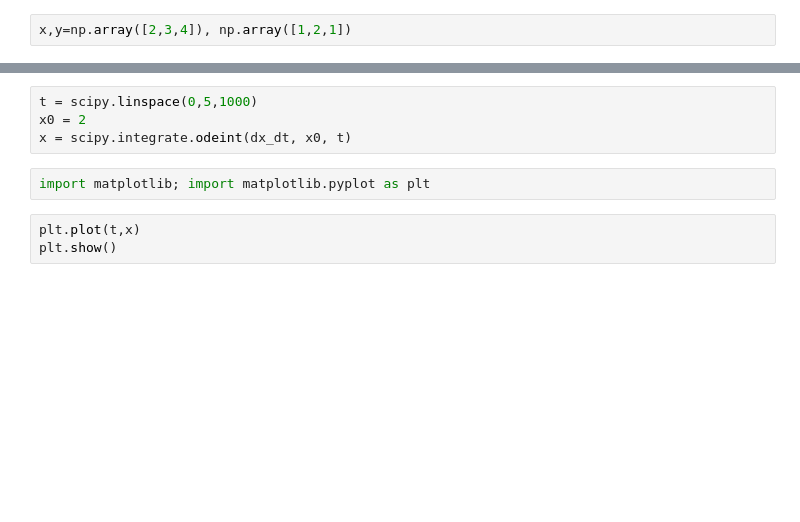
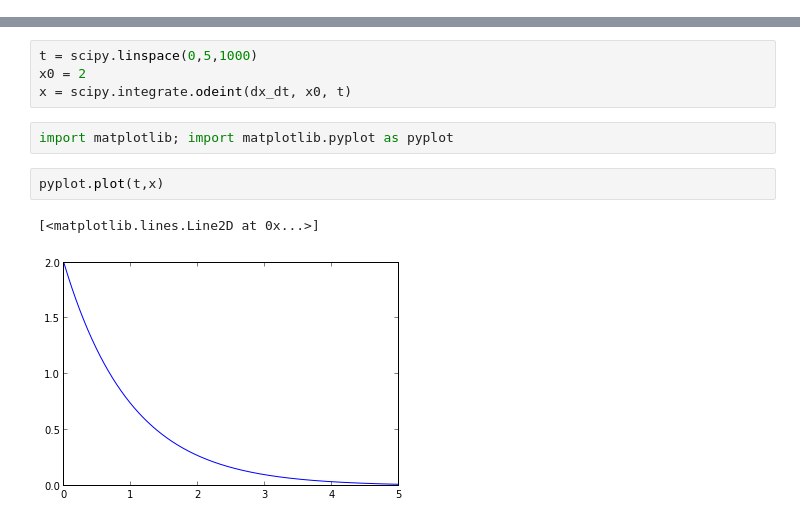
Before and after one commit to miltonlab/pyresearch, a Jupyter notebook: pyscience/TicCis2014.ipynb, the cells around one changed output, grey strips where cells are left out. Cells and saved outputs as stored; diff of their text form; blank space fills up the shorter version.

```diff
--- a/pyscience/TicCis2014.ipynb
+++ b/pyscience/TicCis2014.ipynb
@@ -321,2 +141,0 @@ np.linalg.det(a)
-# %%
-x,y=np.array([2,3,4]), np.array([1,2,1])
@@ -566,7 +392,9 @@ t = scipy.linspace(0,5,1000)
 x0 = 2
 x = scipy.integrate.odeint(dx_dt, x0, t)
 # %%
-import matplotlib; import matplotlib.pyplot as plt
+import matplotlib; import matplotlib.pyplot as pyplot
 # %%
-plt.plot(t,x)
-plt.show()
+pyplot.plot(t,x)
+# %% [output]
+[<matplotlib.lines.Line2D at 0x...>]
+[figure, added]
```
Also changed, not shown: parts of 178 cells of this notebook, 1 other file.
